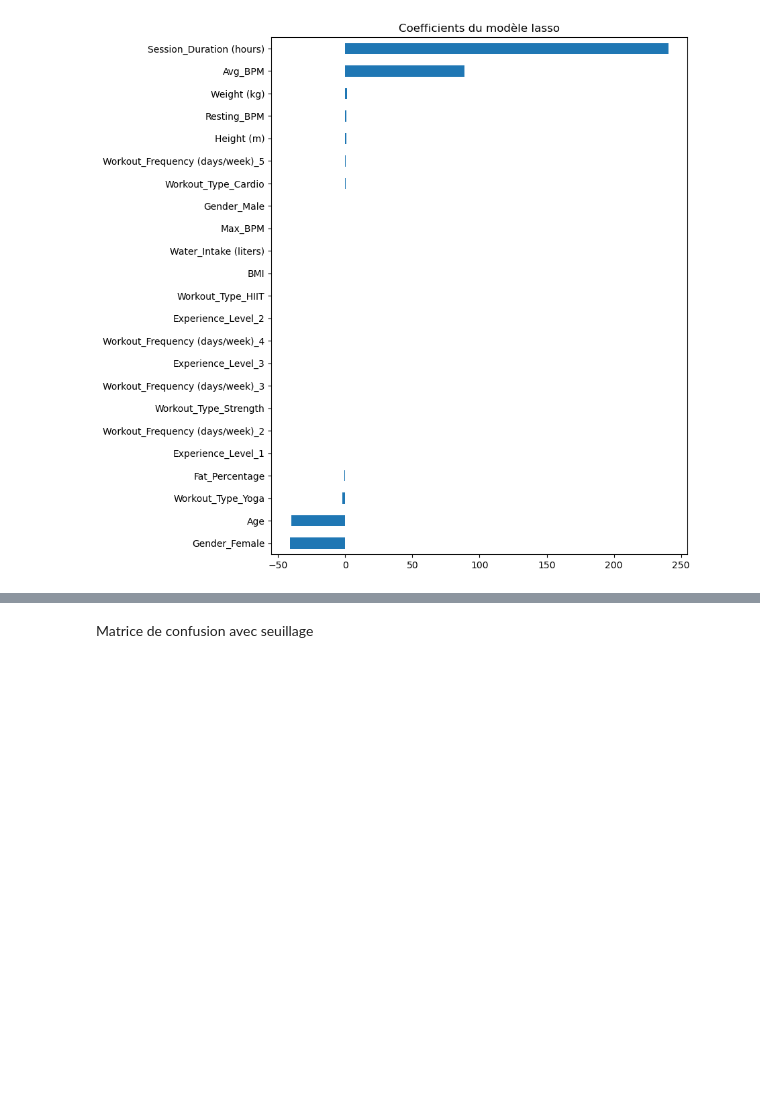
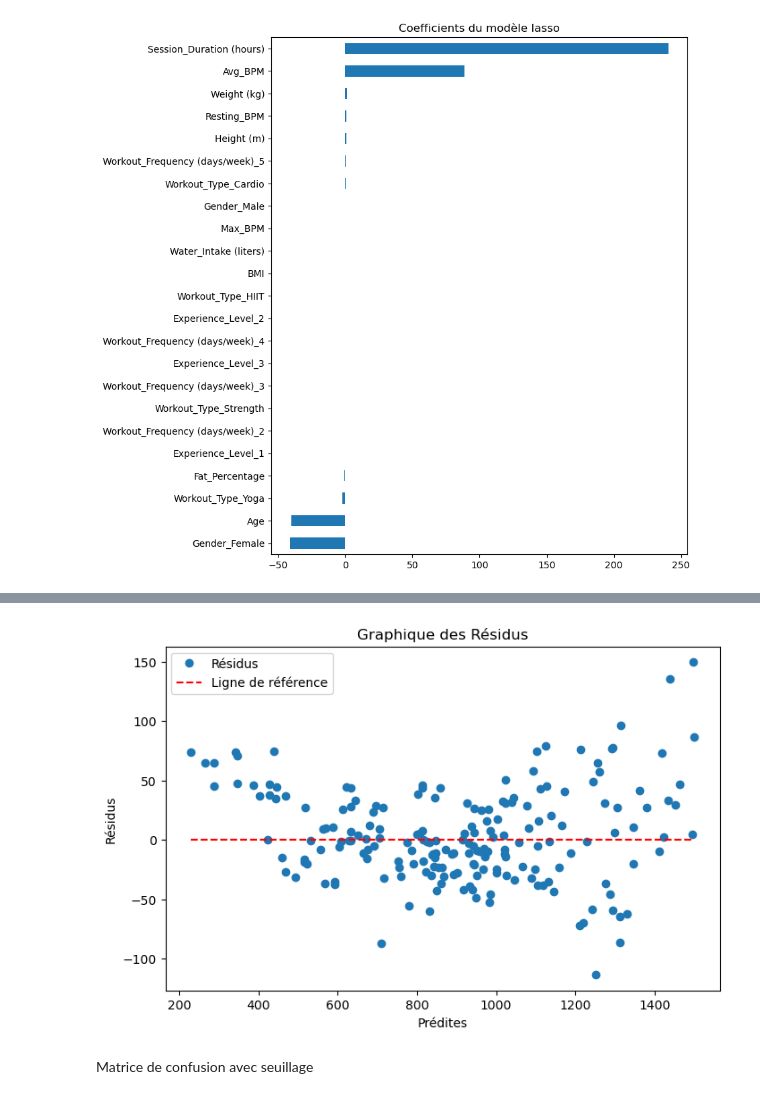
Before and after one commit to Edgar-Neboit/Projet_ML, a Jupyter notebook: Projet_ML_Python.ipynb, the cells around one changed output, grey strips where cells are left out. Cells and saved outputs as stored; diff of their text form; code cells hidden in the pictures; blank space fills up the shorter version.

```diff
--- a/Projet_ML_Python.ipynb
+++ b/Projet_ML_Python.ipynb
@@ -276,3 +259,17 @@ Text(0.5, 1.0, 'Coefficients du modèle lasso')
+# %%
+#print(type(YC_test))*
+prev=regLassOpt.predict(XC_test)
+residus=YC_test-prev
+plt.figure(figsize=(8, 5))
+plt.plot(prev,residus,"o",label='Résidus')
+plt.xlabel(u"Prédites")
+plt.ylabel(u"Résidus")
+plt.hlines(0, min(prev), max(prev), colors='red', linestyles='dashed', label='Ligne de référence')
+plt.legend()
+plt.title("Graphique des Résidus")
+plt.show()
+# %% [output]
+[figure, added]
 # %% [markdown]
 Matrice de confusion avec seuillage
 # %%
```
Also changed, not shown: parts of 15 cells of this notebook.
